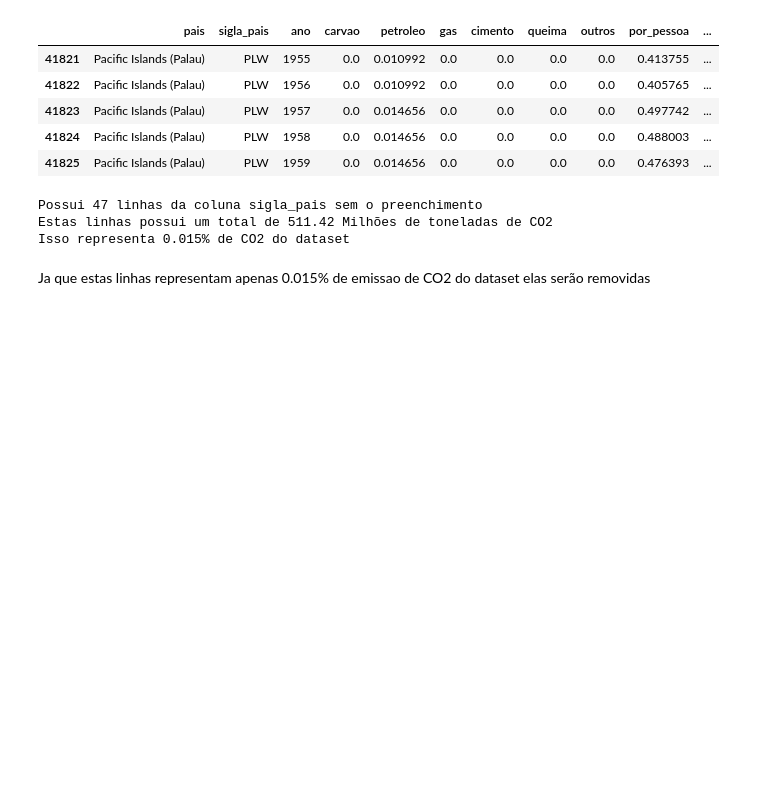
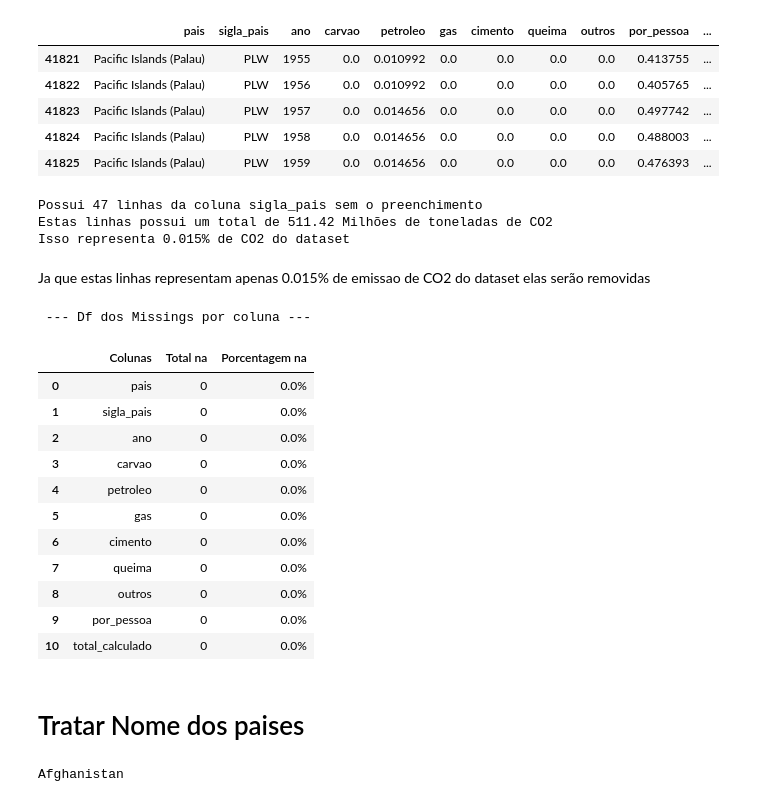
Before and after one commit to Patrick-Setubal/Data_Science_Analytics, a Jupyter notebook: puc/sprint1/sprint1.ipynb, the cells around one changed output. Saved outputs shown, nothing was run; the diff lists cells and outputs as text; code cells hidden in the pictures; blank space fills up the shorter version.

```diff
--- a/puc/sprint1/sprint1.ipynb
+++ b/puc/sprint1/sprint1.ipynb
@@ -385,3 +388,22 @@ Estas linhas possui um total de 511.42 Milhões de toneladas de CO2
 Isso representa 0.015% de CO2 do dataset
 # %% [markdown]
 Ja que estas linhas representam apenas 0.015% de emissao de CO2 do dataset elas serão removidas
+# %%
+df = df[df['sigla_pais'].isnull() ==False]
+df_missings(df)
+# %% [output]
+ --- Df dos Missings por coluna ---
+|  | Colunas | Total na | Porcentagem na |
+| 0 | pais | 0 | 0.0% |
+| 1 | sigla_pais | 0 | 0.0% |
+| 2 | ano | 0 | 0.0% |
+| 3 | carvao | 0 | 0.0% |
+| 4 | petroleo | 0 | 0.0% |
+| 5 | gas | 0 | 0.0% |
+| 6 | cimento | 0 | 0.0% |
+| 7 | queima | 0 | 0.0% |
+| 8 | outros | 0 | 0.0% |
+| 9 | por_pessoa | 0 | 0.0% |
+| 10 | total_calculado | 0 | 0.0% |
+# %% [markdown]
+# Tratar Nome dos paises
@@ -387,0 +413,9 @@ Ja que estas linhas representam apenas 0.015% de emissao de CO2 do dataset elas
+# %%
+# Importar pycountry
+import pycountry
+
+# Testando biblioteca
+country = pycountry.countries.get(alpha_3='AFG')
+print(country.name)
+# %% [output]
+Afghanistan
```
Also changed, not shown: parts of 13 cells of this notebook.
